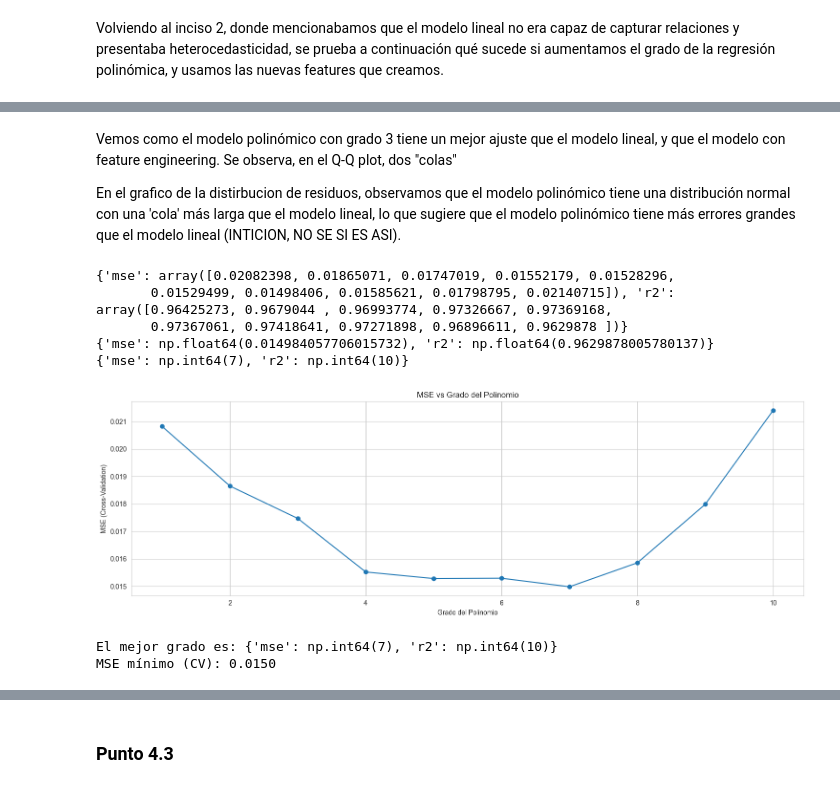
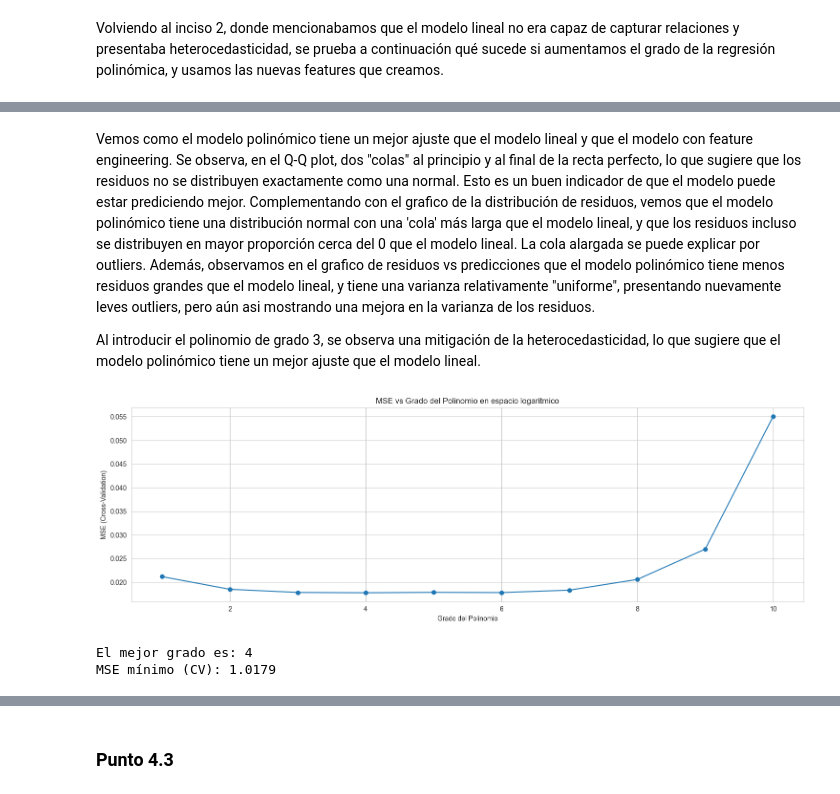
Before and after one commit to frizynn/tp1-machine-learning, a Jupyter notebook: src/Entrega_Tp1.ipynb, the cells around one changed output, grey strips where cells are left out. Drawn from its saved outputs; the diff is of its cells as text; code cells hidden in the pictures.

```diff
--- a/src/Entrega_Tp1.ipynb
+++ b/src/Entrega_Tp1.ipynb
@@ -852,8 +862,7 @@ figures_engineering = visualize_regression_results(
 # %% [markdown]
-Vemos como el modelo polinómico con grado 3 tiene un mejor ajuste que el modelo lineal, y que el modelo con feature engineering.
-Se observa, en el Q-Q plot, dos "colas"
+Vemos como el modelo polinómico tiene un mejor ajuste que el modelo lineal y que el modelo con feature engineering. Se observa, en el Q-Q plot, dos "colas" al principio y al final de la recta perfecto, lo que sugiere que los residuos no se distribuyen exactamente como una normal. Esto es un buen indicador de que el modelo puede estar prediciendo mejor. Complementando con el grafico de la distribución de residuos, vemos que el modelo polinómico tiene una distribución normal con una 'cola' más larga que el modelo lineal, y que los residuos incluso se distribuyen en mayor proporción cerca del 0 que el modelo lineal. La cola alargada se puede explicar por outliers. Además, observamos en el grafico de residuos vs predicciones que el modelo polinómico tiene menos residuos grandes que el modelo lineal, y tiene una varianza relativamente "uniforme", presentando nuevamente leves outliers, pero aún asi mostrando una mejora en la varianza de los residuos.
 
-En el grafico de la distirbucion de residuos, observamos que el modelo polinómico tiene una distribución normal con una 'cola' más larga que el modelo lineal, lo que sugiere que el modelo polinómico tiene más errores grandes que el modelo lineal (INTICION, NO SE SI ES ASI).
+Al introducir el polinomio de grado 3, se observa una mitigación de la heterocedasticidad, lo que sugiere que el modelo polinómico tiene un mejor ajuste que el modelo lineal.
 # %%
 import numpy as np
 import matplotlib.pyplot as plt
@@ -861,10 +870,15 @@ from models.regression.polynomial_regressor import PolynomialRegressor
 from utils.data import cross_validate_lambda
 from utils.data import mse_score, r2_score
 
-# Hacer cross validation del grado de polinomio
-degrees = np.arange(1, 11, dtype=int)  # Cambiamos linspace por arange para tener enteros
+df = pd.read_csv(r"../data/processed/casas_dev_eng_mean_impute.csv")
 
-optimal_degree, min_cv_error, cv_error_scores = cross_validate_lambda(
+X = df.drop('price', axis=1)
+y = df['price']
+
+degrees = np.arange(1, 11, dtype=int)
+
+
+optimal_degree, best_cv_error, cv_error_scores = cross_validate_lambda(
     X, y,
     degrees,
     PolynomialRegressor,
@@ -876,34 +890,24 @@ optimal_degree, min_cv_error, cv_error_scores = cross_validate_lambda(
     transform_target=np.log,
     metrics=[mse_score, r2_score]
 )
-
-print(cv_error_scores)
-print(min_cv_error)
-print(optimal_degree)
-
-
-# Crear figura con dos subplots
-fig, ax1 = plt.subplots(1, 1, figsize=(15, 5))
-
-# Graficar MSE vs grado
-ax1.plot(degrees, cv_error_scores['mse'], 'o-')
-ax1.set_xlabel('Grado del Polinomio')
-ax1.set_ylabel('MSE (Cross-Validation)')
-ax1.set_title('MSE vs Grado del Polinomio')
-ax1.grid(True)
-
-
-plt.tight_layout()
-plt.show()
-
-print(f"El mejor grado es: {optimal_degree}")
-print(f"MSE mínimo (CV): {min_cv_error['mse']:.4f}")
-# %% [output]
-{'mse': array([0.02082398, 0.01865071, 0.01747019, 0.01552179, 0.01528296,
-       0.01529499, 0.01498406, 0.01585621, 0.01798795, 0.02140715]), 'r2': array([0.96425273, 0.9679044 , 0.96993774, 0.97326667, 0.97369168,
-       0.97367061, 0.97418641, 0.97271898, 0.96896611, 0.9629878 ])}
-{'mse': np.float64(0.014984057706015732), 'r2': np.float64(0.9629878005780137)}
-{'mse': np.int64(7), 'r2': np.int64(10)}
-[figure, removed]
-El mejor grado es: {'mse': np.int64(7), 'r2': np.int64(10)}
-MSE mínimo (CV): 0.0150
+# %%
+OPTIMAL_DEGREE = optimal_degree['mse']
+
+fig, ax1 = plt.subplots(1, 1, figsize=(15, 5))
+
+ax1.plot(degrees, cv_error_scores['mse'], 'o-')
+ax1.set_xlabel('Grado del Polinomio')
+ax1.set_ylabel('MSE (Cross-Validation)')
+ax1.set_title('MSE vs Grado del Polinomio en espacio logaritmico')
+ax1.grid(True)
+
+
+plt.tight_layout()
+plt.show()
+
+print(f"El mejor grado es: {OPTIMAL_DEGREE}")
+print(f"MSE mínimo (CV): {np.exp(best_cv_error['mse']):.4f}") # aplicamos la transformacion inversa para obtener el MSE en el espacio original ya que transformamos el target con logaritmo
+# %% [output]
+[figure, added]
+El mejor grado es: 4
+MSE mínimo (CV): 1.0179
```
Also changed, not shown: parts of 16 cells of this notebook, 2 other files.
